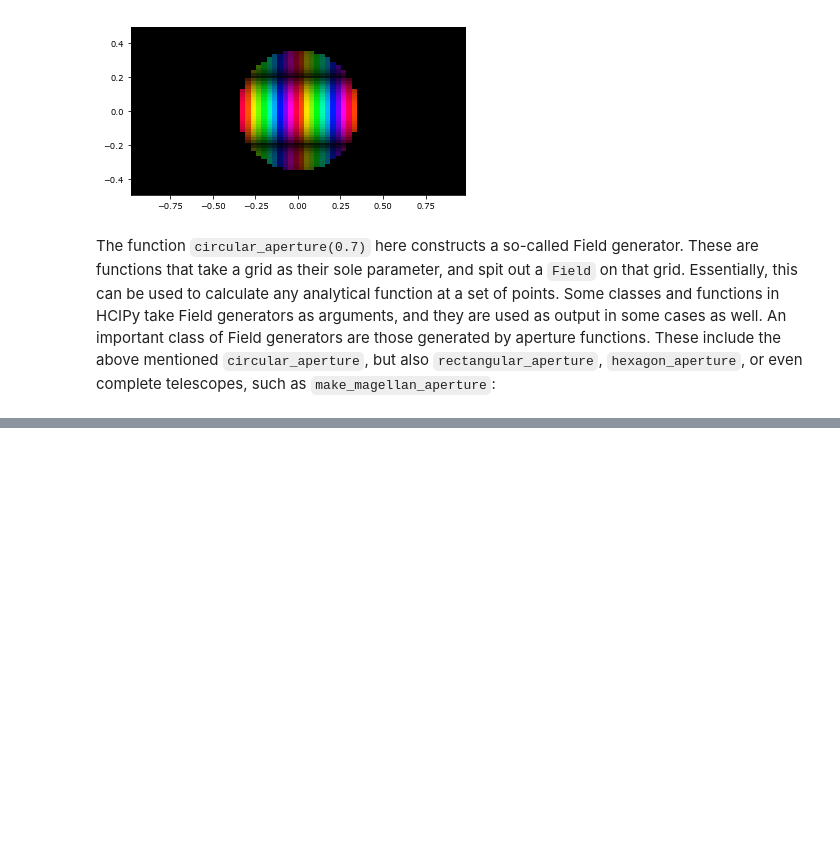
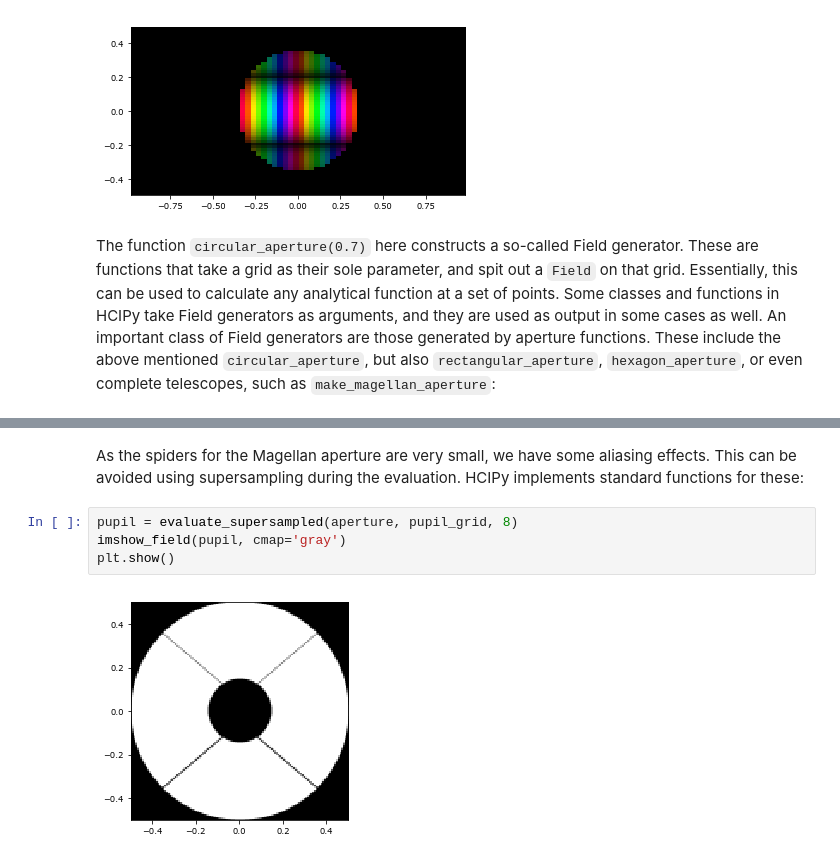
Before and after one commit to ehpor/hcipy, a Jupyter notebook: tutorial/Getting started with HCIPy - I Coordinates, Grids and Fields.ipynb, the cells around one changed output, grey strips where cells are left out. Cells and saved outputs as stored; diff of their text form; blank space fills up the shorter version.

```diff
--- a/tutorial/Getting started with HCIPy - I Coordinates, Grids and Fields.ipynb
+++ b/tutorial/Getting started with HCIPy - I Coordinates, Grids and Fields.ipynb
@@ -104,0 +108,8 @@ NameError: name 'make_magellan_aperture' is not defined
+# %% [markdown]
+As the spiders for the Magellan aperture are very small, we have some aliasing effects. This can be avoided using supersampling during the evaluation. HCIPy implements standard functions for these:
+# %%
+pupil = evaluate_supersampled(aperture, pupil_grid, 8)
+imshow_field(pupil, cmap='gray')
+plt.show()
+# %% [output]
+[figure, added]
```
Also changed, not shown: parts of 2 cells of this notebook, 12 other files.
